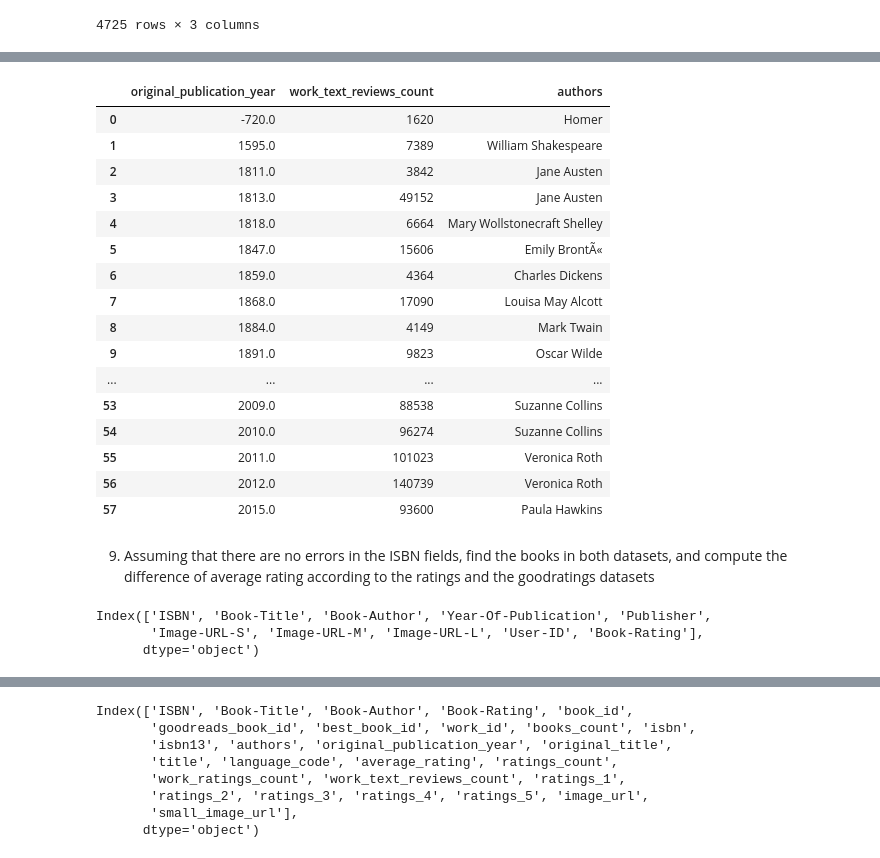
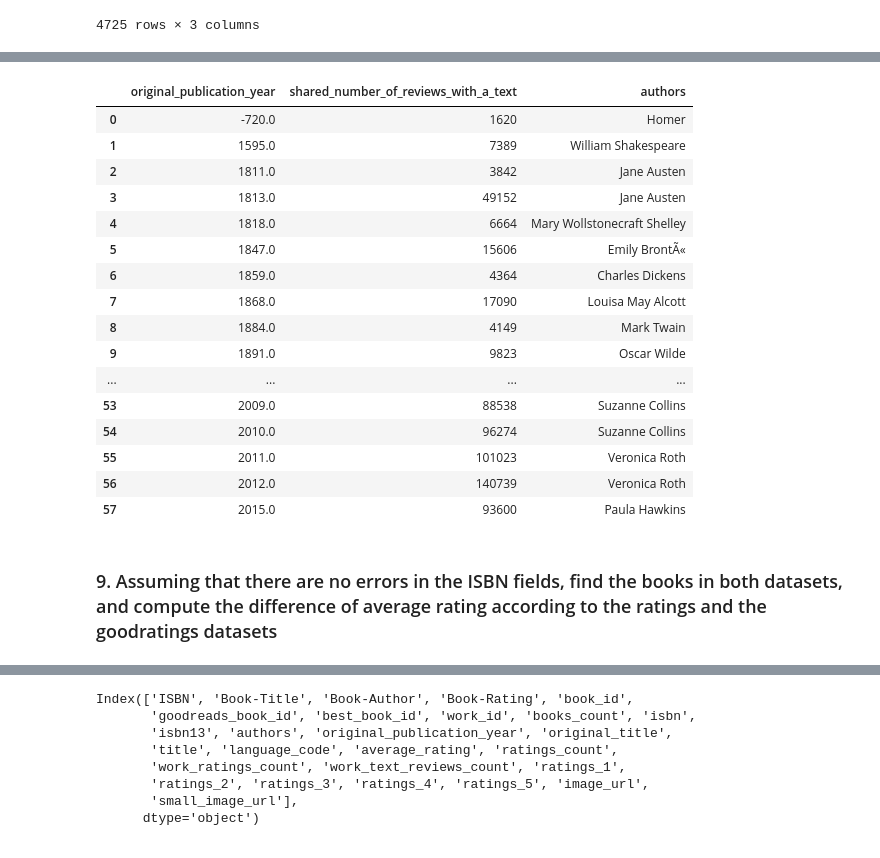
Before and after one commit to corinnastrada/pandas_uni_project, a Jupyter notebook: script_progetto.ipynb, the cells around one changed output, grey strips where cells are left out. Saved outputs shown, nothing was run; the diff lists cells and outputs as text; code cells hidden in the pictures.

```diff
--- a/script_progetto.ipynb
+++ b/script_progetto.ipynb
@@ -24,0 +21,5 @@ users = pd.read_csv("C:/Users/HP/F_COMPUTER_SCIENCE/progetto/users.csv", encodin
+# %%
+for i in range(0,3):
+    users[i]= users['Location'].str.split(',',expand=True)[i]
+
+users = users.rename(columns={0: 'city', 1: 'region', 2: 'country' })
@@ -366,2 +260,2 @@ authors_review
 # %%
-authors_review.rename(columns={'work_text_reviews_count': 'shared_number_of_reviews_with_a_text'}, inplace=True)
+goodbooks_exploded.rename(columns={'work_text_reviews_count': 'shared_number_of_reviews_with_a_text'}, inplace=True)
@@ -402,7 +262,7 @@ goodbooks_exploded
 # %%
-goodbooks_exploded.groupby('original_publication_year', as_index=False)[['work_text_reviews_count', 'authors']].max()
+goodbooks_exploded.groupby('original_publication_year', as_index=False)[['shared_number_of_reviews_with_a_text', 'authors']].max()
 # %% [output]
-|  | original_publication_year | work_text_reviews_count | authors |
+|  | original_publication_year | shared_number_of_reviews_with_a_text | authors |
 | 0 | -720.0 | 1620 | Homer |
 | 1 | 1595.0 | 7389 | William Shakespeare |
 | 2 | 1811.0 | 3842 | Jane Austen |
@@ -420,10 +280,4 @@ goodbooks_exploded.groupby('original_publication_year', as_index=False)[['work_t
 | 56 | 2012.0 | 140739 | Veronica Roth |
 | 57 | 2015.0 | 93600 | Paula Hawkins |
 # %% [markdown]
-9. Assuming that there are no errors in the ISBN fields, find the books in both datasets, and compute the difference of average rating according to the ratings and the goodratings datasets
+### 9. Assuming that there are no errors in the ISBN fields, find the books in both datasets, and compute the difference of average rating according to the ratings and the goodratings datasets
-# %%
-books_ratings.columns
-# %% [output]
-Index(['ISBN', 'Book-Title', 'Book-Author', 'Year-Of-Publication', 'Publisher',
-       'Image-URL-S', 'Image-URL-M', 'Image-URL-L', 'User-ID', 'Book-Rating'],
-      dtype='object')
```
Also changed, not shown: parts of 79 cells of this notebook.
